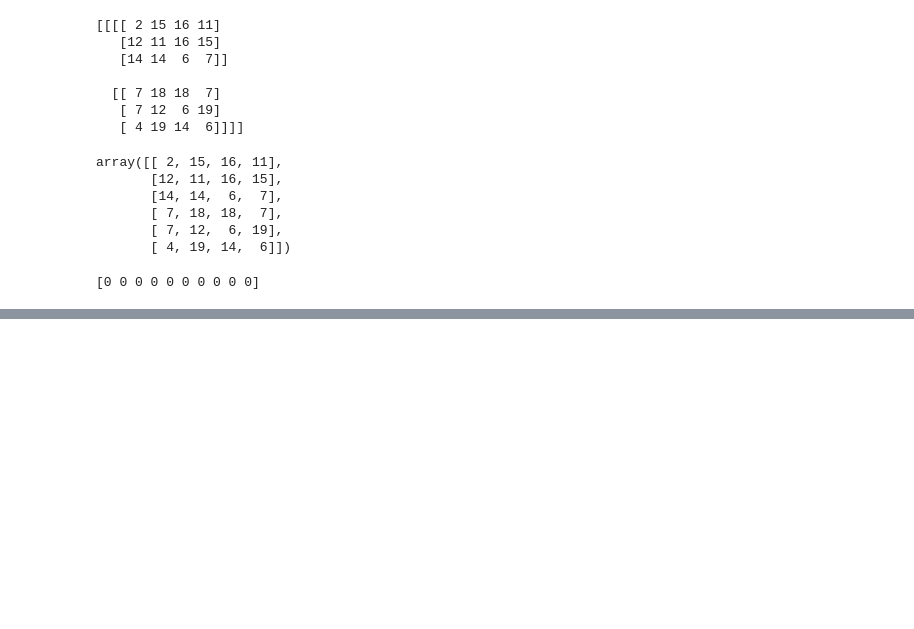
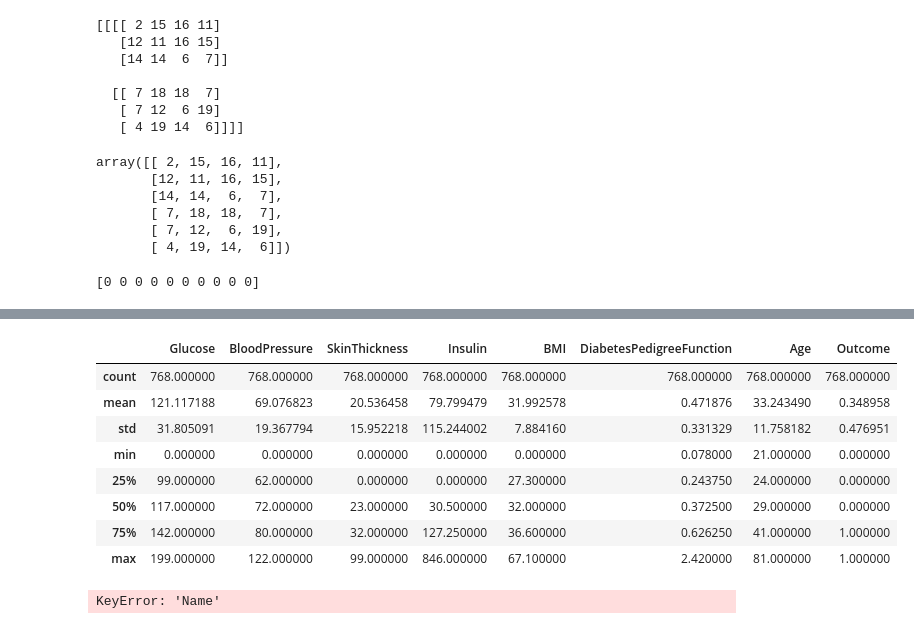
Before and after one commit to abhishek2young/Python-Hands-ON, a Jupyter notebook: python_18.ipynb, the cells around one changed output, grey strips where cells are left out. Cells and saved outputs as stored; diff of their text form; code cells hidden in the pictures; blank space fills up the shorter version.

```diff
--- a/python_18.ipynb
+++ b/python_18.ipynb
@@ -3105,0 +3544,3 @@ print(arr1)
+# %%
+df = pd.read_csv("diabetes.csv")
+df.head(3)
@@ -3105,0 +3570,20 @@ print(arr1)
+# %%
+df.describe()
+# %% [output]
+|  | Glucose | BloodPressure | SkinThickness | Insulin | BMI | DiabetesPedigreeFunction | Age | Outcome |
+| count | 768.000000 | 768.000000 | 768.000000 | 768.000000 | 768.000000 | 768.000000 | 768.000000 | 768.000000 |
+| mean | 121.117188 | 69.076823 | 20.536458 | 79.799479 | 31.992578 | 0.471876 | 33.243490 | 0.348958 |
+| std | 31.805091 | 19.367794 | 15.952218 | 115.244002 | 7.884160 | 0.331329 | 11.758182 | 0.476951 |
+| min | 0.000000 | 0.000000 | 0.000000 | 0.000000 | 0.000000 | 0.078000 | 21.000000 | 0.000000 |
+| 25% | 99.000000 | 62.000000 | 0.000000 | 0.000000 | 27.300000 | 0.243750 | 24.000000 | 0.000000 |
+| 50% | 117.000000 | 72.000000 | 23.000000 | 30.500000 | 32.000000 | 0.372500 | 29.000000 | 0.000000 |
+| 75% | 142.000000 | 80.000000 | 32.000000 | 127.250000 | 36.600000 | 0.626250 | 41.000000 | 1.000000 |
+| max | 199.000000 | 122.000000 | 99.000000 | 846.000000 | 67.100000 | 2.420000 | 81.000000 | 1.000000 |
+# %%
+import pandas as pd
+import numpy as np
+data1 = {"NAME" : ["Rudranshi","Sanvi","Swati","Shiva"]}
+df = pd.DataFrame(data1)
+df["Name"].apply(lambda x : x.istitle())
+# %% [output]
+KeyError: 'Name'
```
Also changed, not shown: parts of 58 cells of this notebook, 1 other file.
